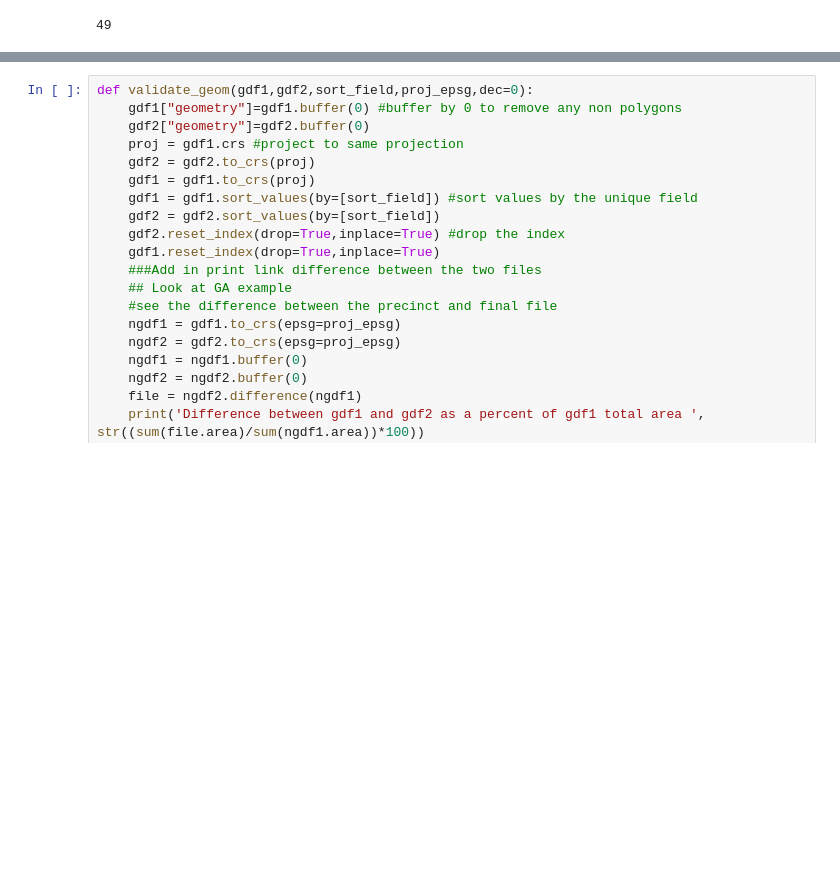
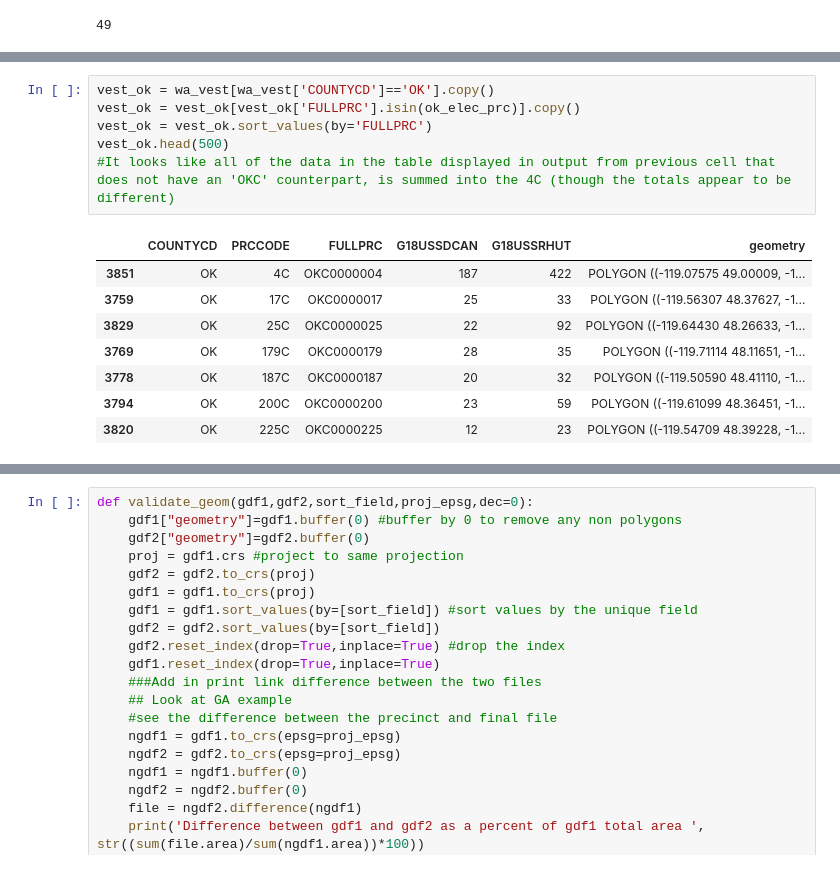
Before and after one commit to nonpartisan-redistricting-datahub/pdv-wa, a Jupyter notebook: vest-wa-2018/VEST-WA-2018-validation-spencer-edits.ipynb, the cells around one changed output, grey strips where cells are left out. Saved outputs shown, nothing was run; the diff lists cells and outputs as text; blank space fills up the shorter version.

```diff
--- a/vest-wa-2018/VEST-WA-2018-validation-spencer-edits.ipynb
+++ b/vest-wa-2018/VEST-WA-2018-validation-spencer-edits.ipynb
@@ -402,0 +472,15 @@ false.head(500)
+# %%
+vest_ok = wa_vest[wa_vest['COUNTYCD']=='OK'].copy()
+vest_ok = vest_ok[vest_ok['FULLPRC'].isin(ok_elec_prc)].copy()
+vest_ok = vest_ok.sort_values(by='FULLPRC')
+vest_ok.head(500)
+#It looks like all of the data in the table displayed in output from previous cell that does not have an 'OKC' counterpart, is summed into the 4C (though the totals appear to be different)
+# %% [output]
+|  | COUNTYCD | PRCCODE | FULLPRC | G18USSDCAN | G18USSRHUT | geometry |
+| 3851 | OK | 4C | OKC0000004 | 187 | 422 | POLYGON ((-119.07575 49.00009, -1... |
+| 3759 | OK | 17C | OKC0000017 | 25 | 33 | POLYGON ((-119.56307 48.37627, -1... |
+| 3829 | OK | 25C | OKC0000025 | 22 | 92 | POLYGON ((-119.64430 48.26633, -1... |
+| 3769 | OK | 179C | OKC0000179 | 28 | 35 | POLYGON ((-119.71114 48.11651, -1... |
+| 3778 | OK | 187C | OKC0000187 | 20 | 32 | POLYGON ((-119.50590 48.41110, -1... |
+| 3794 | OK | 200C | OKC0000200 | 23 | 59 | POLYGON ((-119.61099 48.36451, -1... |
+| 3820 | OK | 225C | OKC0000225 | 12 | 23 | POLYGON ((-119.54709 48.39228, -1... |
```
Also changed, not shown: parts of 16 cells of this notebook.
